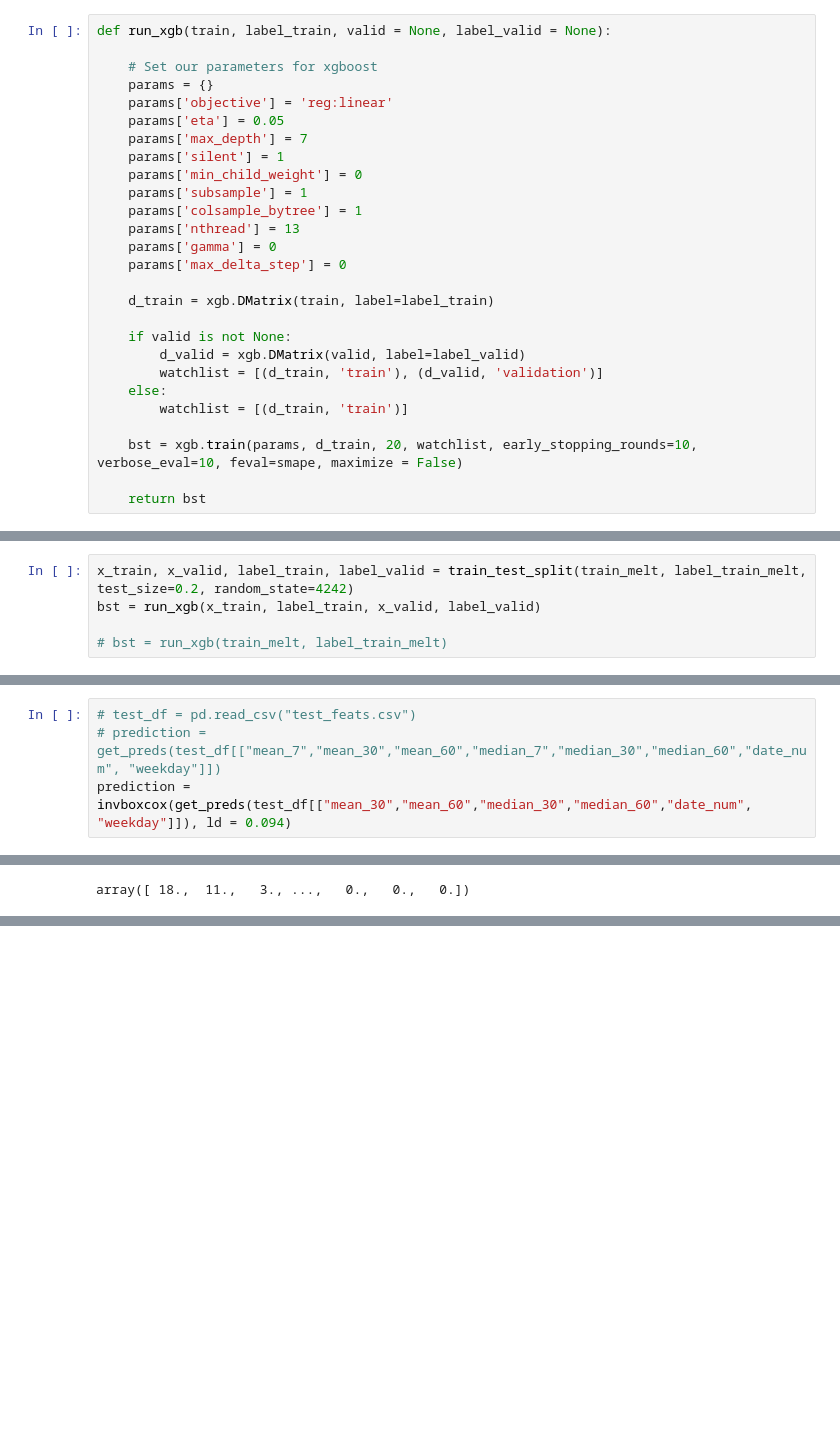
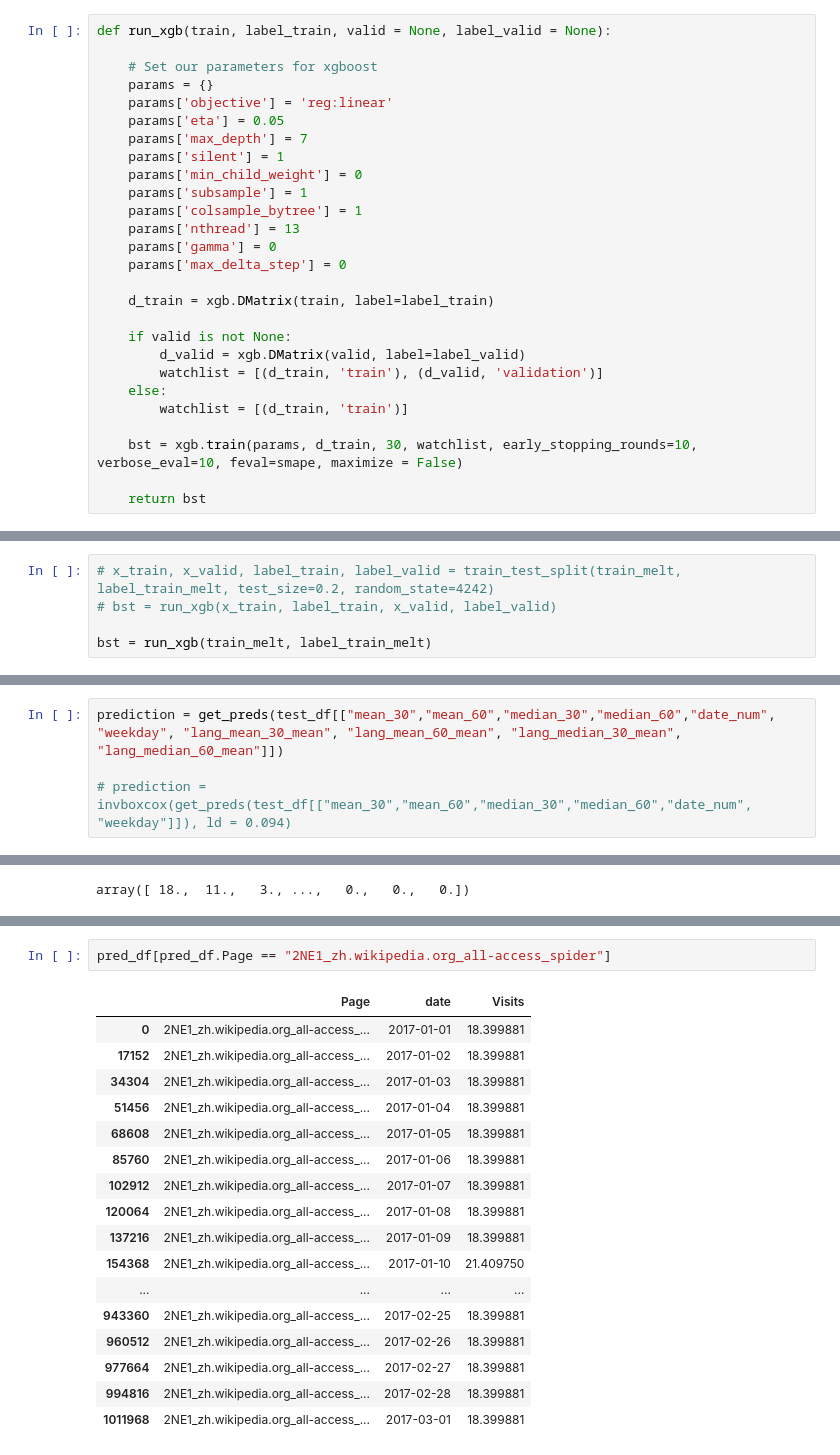
Before and after one commit to shubh24/web_traffic_prediction, a Jupyter notebook: explore.ipynb, the cells around one changed output, grey strips where cells are left out. Cells and saved outputs as stored; diff of their text form; blank space fills up the shorter version.

Commit message:
lang feats in test, 58.1 on lb(xgb)

```diff
--- a/explore.ipynb
+++ b/explore.ipynb
@@ -195,7 +209,7 @@ def run_xgb(train, label_train, valid = None, label_valid = None):
     else:
         watchlist = [(d_train, 'train')]
 
-    bst = xgb.train(params, d_train, 20, watchlist, early_stopping_rounds=10, verbose_eval=10, feval=smape, maximize = False)
+    bst = xgb.train(params, d_train, 30, watchlist, early_stopping_rounds=10, verbose_eval=10, feval=smape, maximize = False)
 
     return bst
 # %%
@@ -218,8 +232,8 @@ train_melt.drop("Page", axis = 1, inplace = True)
 
 train_melt.date_num = pd.to_numeric(train_melt.date_num)
 # %%
-x_train, x_valid, label_train, label_valid = train_test_split(train_melt, label_train_melt, test_size=0.2, random_state=4242)
-bst = run_xgb(x_train, label_train, x_valid, label_valid)
+# x_train, x_valid, label_train, label_valid = train_test_split(train_melt, label_train_melt, test_size=0.2, random_state=4242)
+# bst = run_xgb(x_train, label_train, x_valid, label_valid)
 
-# bst = run_xgb(train_melt, label_train_melt)
+bst = run_xgb(train_melt, label_train_melt)
 # %% [output]
@@ -350,9 +348,9 @@ test_df.to_csv("test_feats.csv", index = False)
 # %%
 test_df = pd.read_csv("test_feats.csv")
 # %%
-# test_df = pd.read_csv("test_feats.csv")
-# prediction = get_preds(test_df[["mean_7","mean_30","mean_60","median_7","median_30","median_60","date_num", "weekday"]])
-prediction = invboxcox(get_preds(test_df[["mean_30","mean_60","median_30","median_60","date_num", "weekday"]]), ld = 0.094)
+prediction = get_preds(test_df[["mean_30","mean_60","median_30","median_60","date_num", "weekday", "lang_mean_30_mean", "lang_mean_60_mean", "lang_median_30_mean", "lang_median_60_mean"]])
+
+# prediction = invboxcox(get_preds(test_df[["mean_30","mean_60","median_30","median_60","date_num", "weekday"]]), ld = 0.094)
 # %%
 # pred_index = overall_df.columns.tolist().index("2017-01-01")
 
@@ -406,0 +396,20 @@ train_melt.head()
+# %%
+pred_df[pred_df.Page == "2NE1_zh.wikipedia.org_all-access_spider"]
+# %% [output]
+|  | Page | date | Visits |
+| 0 | 2NE1_zh.wikipedia.org_all-access_... | 2017-01-01 | 18.399881 |
+| 17152 | 2NE1_zh.wikipedia.org_all-access_... | 2017-01-02 | 18.399881 |
+| 34304 | 2NE1_zh.wikipedia.org_all-access_... | 2017-01-03 | 18.399881 |
+| 51456 | 2NE1_zh.wikipedia.org_all-access_... | 2017-01-04 | 18.399881 |
+| 68608 | 2NE1_zh.wikipedia.org_all-access_... | 2017-01-05 | 18.399881 |
+| 85760 | 2NE1_zh.wikipedia.org_all-access_... | 2017-01-06 | 18.399881 |
+| 102912 | 2NE1_zh.wikipedia.org_all-access_... | 2017-01-07 | 18.399881 |
+| 120064 | 2NE1_zh.wikipedia.org_all-access_... | 2017-01-08 | 18.399881 |
+| 137216 | 2NE1_zh.wikipedia.org_all-access_... | 2017-01-09 | 18.399881 |
+| 154368 | 2NE1_zh.wikipedia.org_all-access_... | 2017-01-10 | 21.409750 |
+| ... | ... | ... | ... |
+| 943360 | 2NE1_zh.wikipedia.org_all-access_... | 2017-02-25 | 18.399881 |
+| 960512 | 2NE1_zh.wikipedia.org_all-access_... | 2017-02-26 | 18.399881 |
+| 977664 | 2NE1_zh.wikipedia.org_all-access_... | 2017-02-27 | 18.399881 |
+| 994816 | 2NE1_zh.wikipedia.org_all-access_... | 2017-02-28 | 18.399881 |
+| 1011968 | 2NE1_zh.wikipedia.org_all-access_... | 2017-03-01 | 18.399881 |
```
Also changed, not shown: parts of 6 cells of this notebook.
